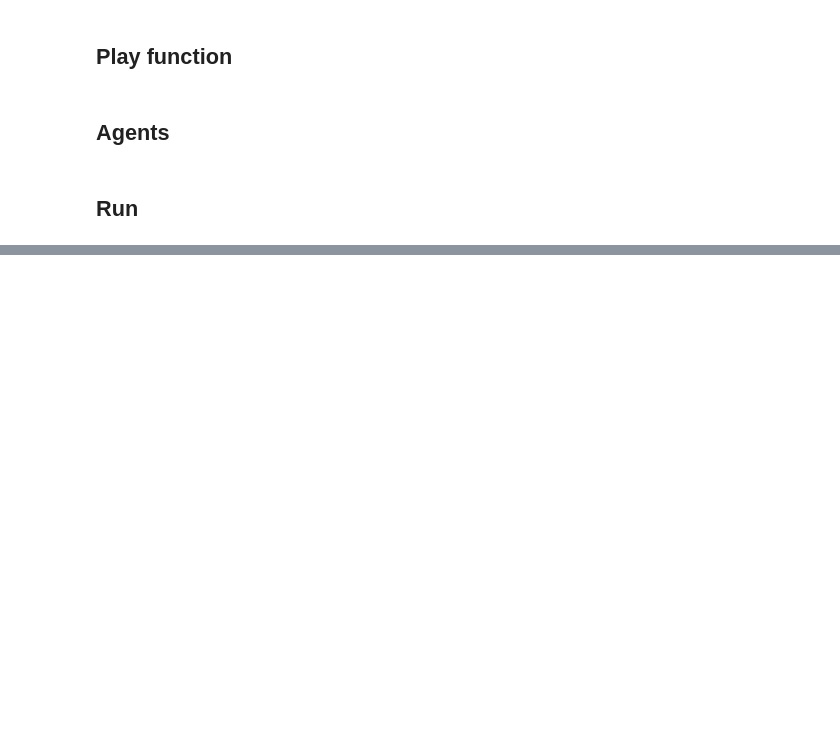
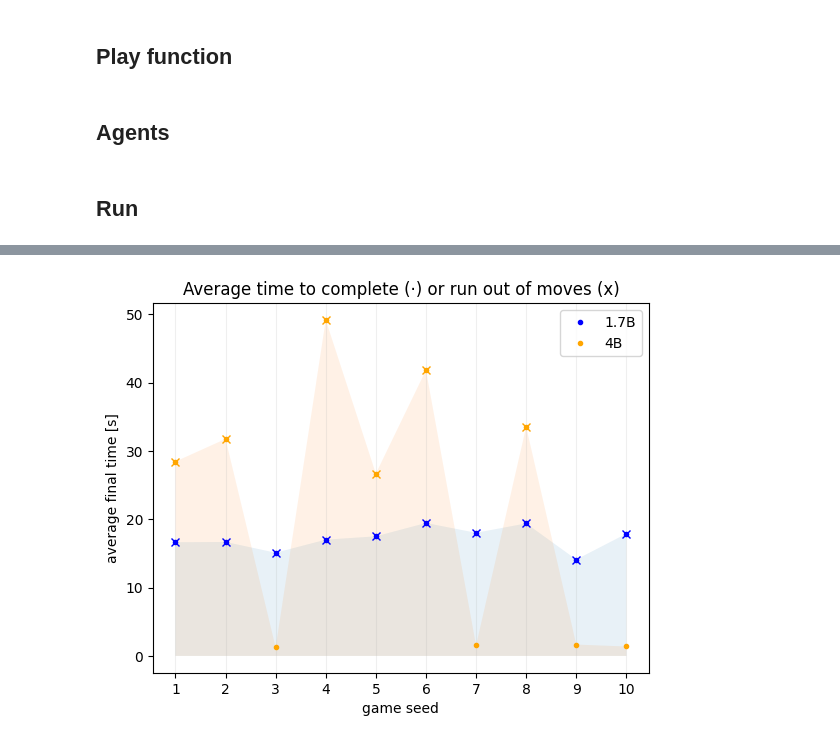
Before and after one commit to MizuGreg/LLMs-Play-Textual-Games, a Jupyter notebook: Code/Testing/Testing_1_1.7Bvs4B.ipynb, the cells around one changed output, grey strips where cells are left out. Saved outputs shown, nothing was run; the diff lists cells and outputs as text; code cells hidden in the pictures; blank space fills up the shorter version.

```diff
--- a/Code/Testing/Testing_1_1.7Bvs4B.ipynb
+++ b/Code/Testing/Testing_1_1.7Bvs4B.ipynb
@@ -366,0 +339,3 @@ with open('1.7B-seed1', 'wb') as fp:
+# %%
+with open('1.7B_seed4.pickle', 'wb') as f:
+    pickle.dump(results, f)
@@ -366,0 +482,2 @@ with open('1.7B-seed1', 'wb') as fp:
+# %%
+timeouts_4B[7] = 1
@@ -366,0 +507,35 @@ with open('1.7B-seed1', 'wb') as fp:
+# %%
+timeouted_1_7B_x = []
+timeouted_1_7B_y = []
+timeouted_4B_x = []
+timeouted_4B_y = []
+
+for i in range(len(x)):
+    if timeouts_1_7B[i] == 1:
+        timeouted_1_7B_x.append(x[i])
+        timeouted_1_7B_y.append(avg_times_1_7B[i])
+    if timeouts_4B[i] == 1:
+        timeouted_4B_x.append(x[i])
+        timeouted_4B_y.append(avg_times_4B[i])
+# %%
+fig, ax = plt.subplots()
+ax.plot(x, avg_times_1_7B, label="1.7B", marker=".", linestyle="", color="blue")
+ax.plot(x, avg_times_4B, label="4B", marker=".", linestyle="", color="orange")
+ax.plot(timeouted_1_7B_x, timeouted_1_7B_y, marker="x", linestyle="", color="blue")
+ax.plot(timeouted_4B_x, timeouted_4B_y, marker="x", linestyle="", color="orange")
+
+ax.fill_between(x, avg_times_1_7B, alpha=0.1)
+ax.fill_between(x, avg_times_4B, alpha=0.1)
+
+ax.set_title("Average time to complete (·) or run out of moves (x)")
+ax.set_xlabel('game seed')
+ax.set_ylabel('average final time [s]')
+
+gridlines = np.arange(x[0], x[-1]+1, 1)
+ax.set_xticks(gridlines)
+ax.grid(axis="x", alpha=0.2)
+
+ax.legend(["1.7B", "4B"])
+plt.show()
+# %% [output]
+[figure, added]
```
Also changed, not shown: parts of 25 cells of this notebook.
